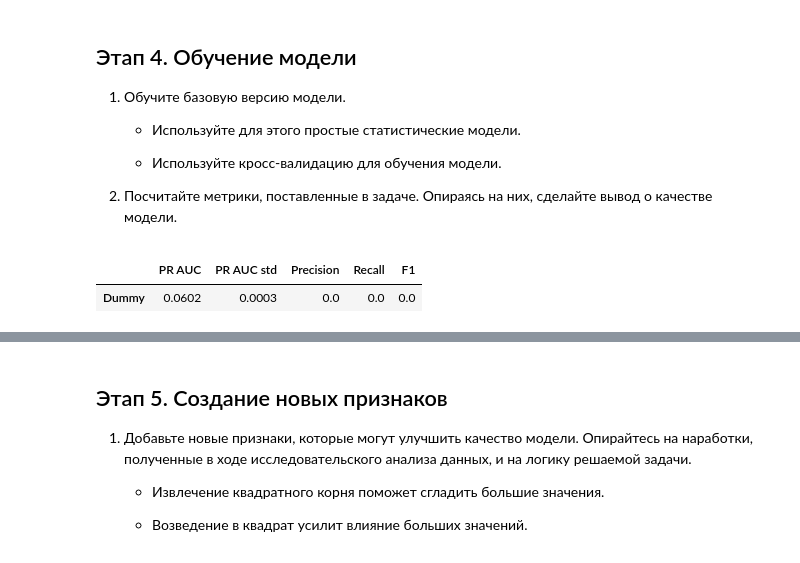
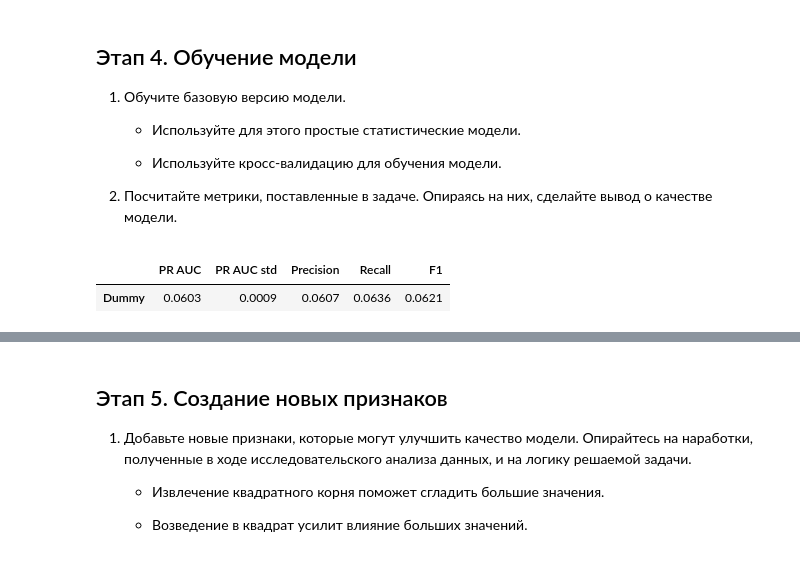
Before and after one commit to dontroublo/delivery-coffee, a Jupyter notebook: coffee_churn.ipynb, the cells around one changed output, grey strips where cells are left out. Saved outputs shown, nothing was run; the diff lists cells and outputs as text; code cells hidden in the pictures.

Commit message:
fix: убрать warnings, Dummy со стратегией stratified, numpy 1.26.4 (этап 4)

```diff
--- a/coffee_churn.ipynb
+++ b/coffee_churn.ipynb
@@ -628,13 +621,13 @@ def make_model(numeric, categorical, binary, **model_params):
 # %%
 dummy_model = Pipeline([
     ('preprocessor', make_preprocessor(numeric_features, categorical_features, binary_features)),
-    ('model', DummyClassifier(strategy='prior', random_state=RANDOM_STATE)),
+    ('model', DummyClassifier(strategy='stratified', random_state=RANDOM_STATE)),
 ])
 
 evaluate(dummy_model, 'Dummy')
 # %% [output]
 |  | PR AUC | PR AUC std | Precision | Recall | F1 |
-| Dummy | 0.0602 | 0.0003 | 0.0 | 0.0 | 0.0 |
+| Dummy | 0.0603 | 0.0009 | 0.0607 | 0.0636 | 0.0621 |
 # %%
 base_model = make_model(numeric_features, categorical_features, binary_features)
 
```
Also changed, not shown: parts of 3 cells of this notebook, 1 other file.
